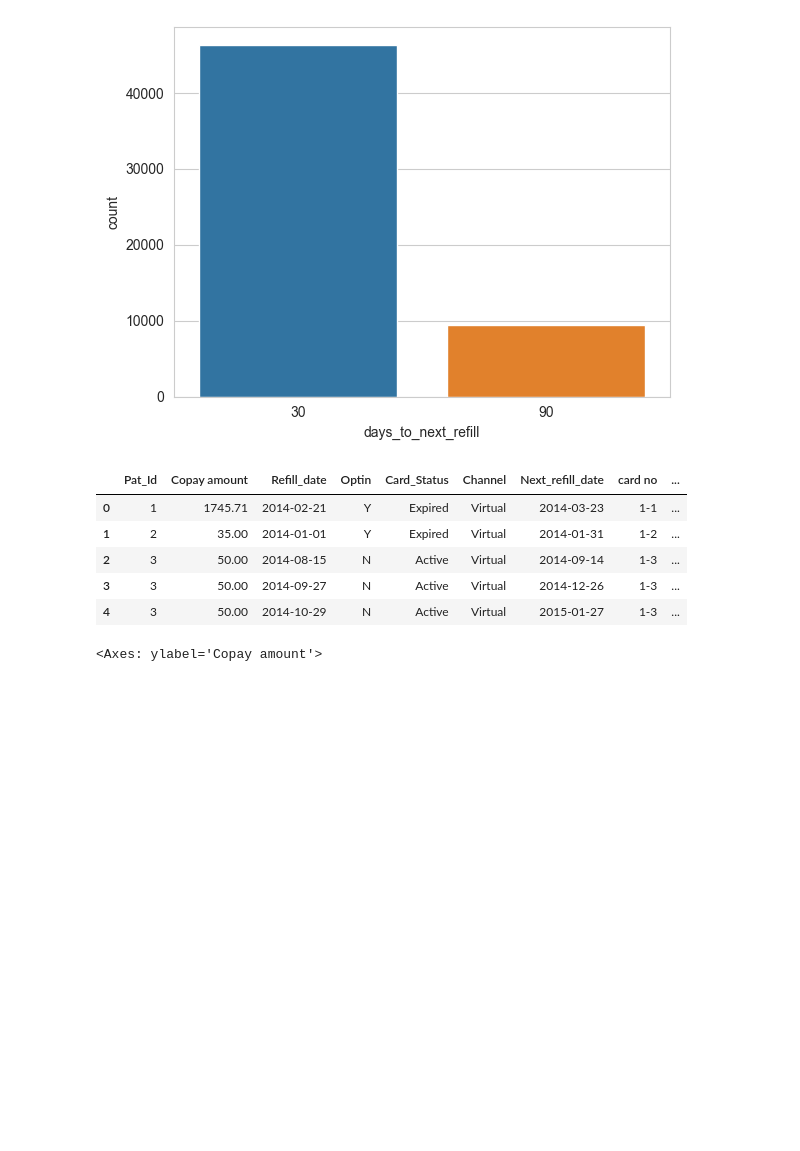
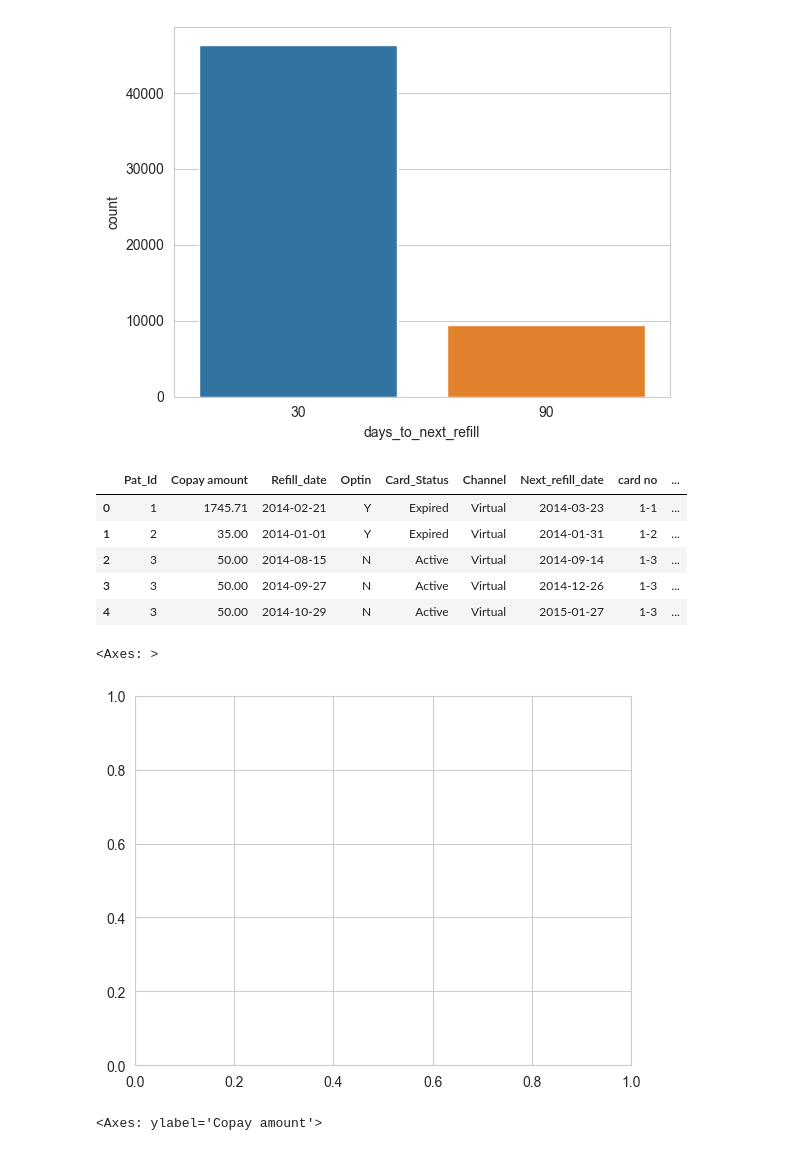
Before and after one commit to Abhishek4209/Amzen-Analytics-Case-study, a Jupyter notebook: notebooks/EDA.ipynb, the cells around one changed output. Cells and saved outputs as stored; diff of their text form; code cells hidden in the pictures; blank space fills up the shorter version.

```diff
--- a/notebooks/EDA.ipynb
+++ b/notebooks/EDA.ipynb
@@ -233,6 +233,11 @@ slippage_data.head()
 | 2 | 3 | 50.00 | 2014-08-15 | N | Active | Virtual | 2014-09-14 | 1-3 | ... |
 | 3 | 3 | 50.00 | 2014-09-27 | N | Active | Virtual | 2014-12-26 | 1-3 | ... |
 | 4 | 3 | 50.00 | 2014-10-29 | N | Active | Virtual | 2015-01-27 | 1-3 | ... |
+# %%
+sns.scatterplot()
+# %% [output]
+<Axes: >
+[figure, added]
 # %%
 sns.scatterplot(slippage_data["Copay amount"])
 # %% [output]
```
Also changed, not shown: parts of 3 cells of this notebook, 2 other files.
